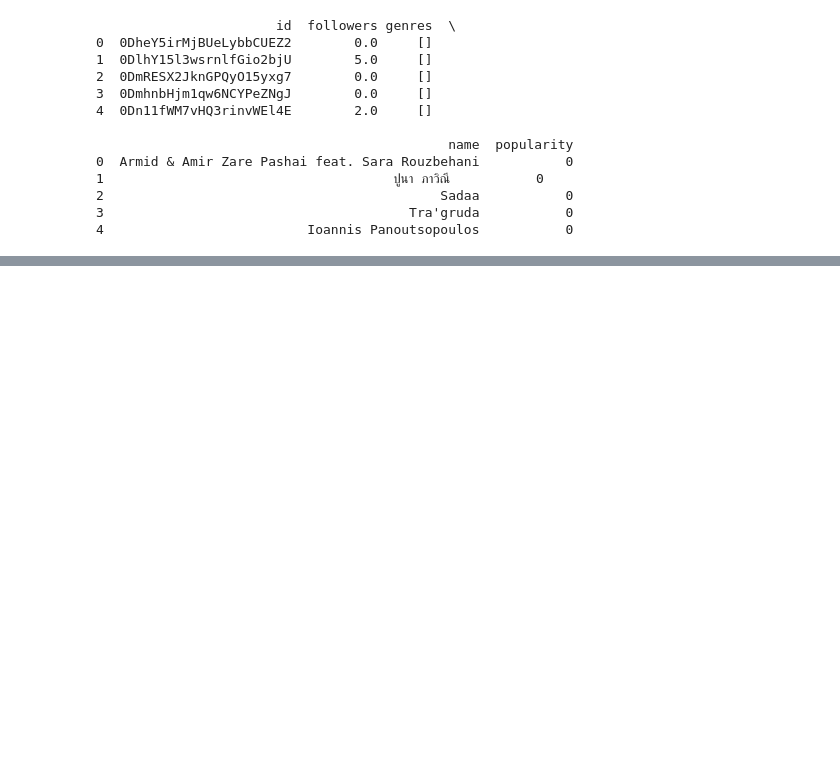
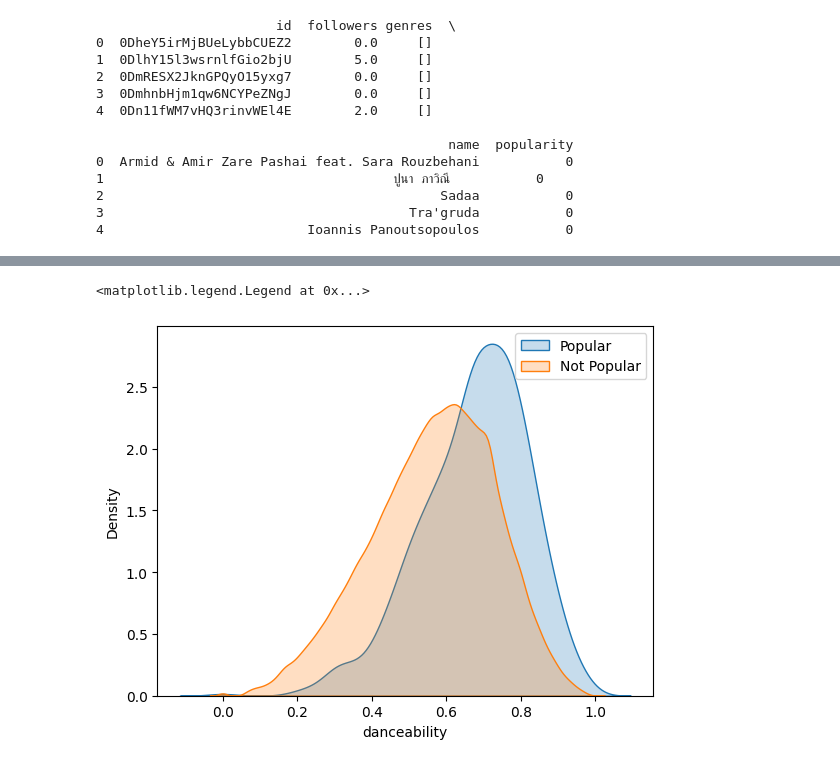
Before and after one commit to satyajitlion/spotify-data-analysis, a Jupyter notebook: spotify_eda.ipynb, the cells around one changed output, grey strips where cells are left out. Cells and saved outputs as stored; diff of their text form; code cells hidden in the pictures; blank space fills up the shorter version.

```diff
--- a/spotify_eda.ipynb
+++ b/spotify_eda.ipynb
@@ -50,0 +156,7 @@ print(artists_df.head())  # Displays first 5 rows with all columns
+# %%
+sns.kdeplot(tracks_df[tracks_df['popularity'] > 80]['danceability'], label='Popular', fill=True)
+sns.kdeplot(tracks_df[tracks_df['popularity'] <= 80]['danceability'], label='Not Popular', fill=True)
+plt.legend()
+# %% [output]
+<matplotlib.legend.Legend at 0x...>
+[figure, added]
```
Also changed, not shown: parts of 35 cells of this notebook.
